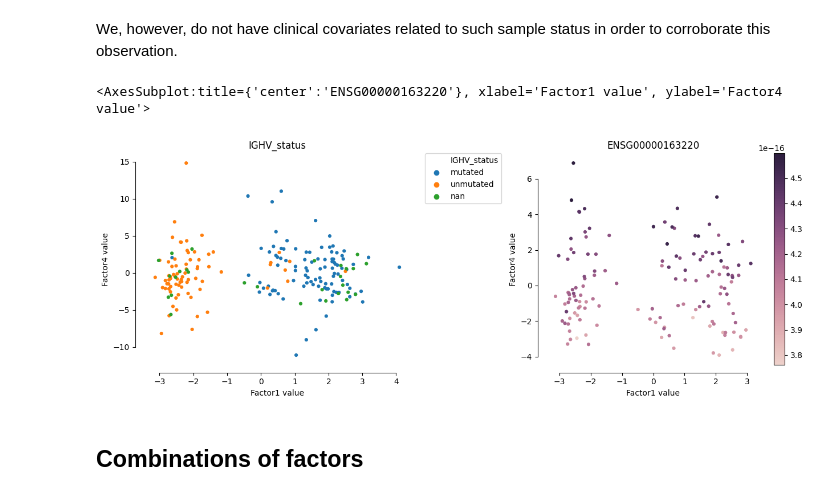
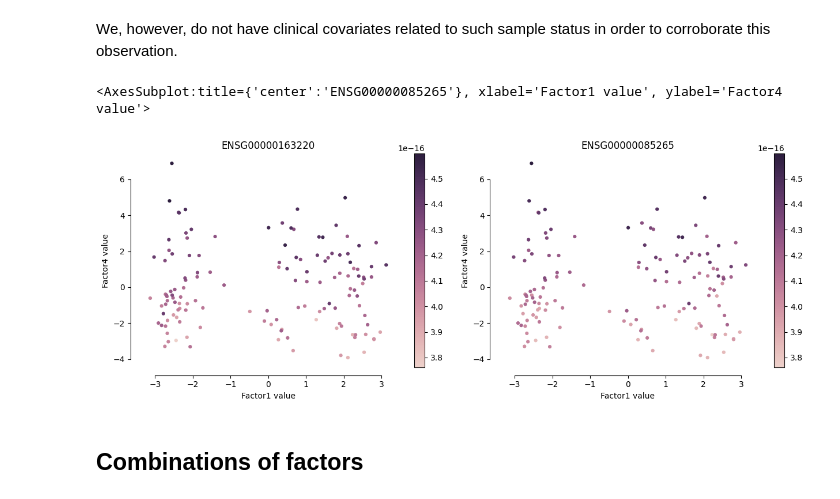
Before and after one commit to scverse/muon-tutorials, a Jupyter notebook: CLL.ipynb, the cells around one changed output. Drawn from its saved outputs; the diff is of its cells as text; code cells hidden in the pictures.

Commit message:
Update CLL notebook
Add one more plot for gene expression

```diff
--- a/CLL.ipynb
+++ b/CLL.ipynb
@@ -185,10 +185,10 @@ We can see that top weights from the RNA modality might be related to myeloid le
 # %% [markdown]
 We, however, do not have clinical covariates related to such sample status in order to corroborate this observation.
 # %%
-mofa.plot_factors(model, y="Factor4", color=["IGHV_status", "ENSG00000163220"], size=20)
+mofa.plot_factors(model, y="Factor4", color=["ENSG00000163220", "ENSG00000085265"], size=20)
 # %% [output]
-<AxesSubplot:title={'center':'ENSG00000163220'}, xlabel='Factor1 value', ylabel='Factor4 value'>
+<AxesSubplot:title={'center':'ENSG00000085265'}, xlabel='Factor1 value', ylabel='Factor4 value'>
-[figure, old version]
+[figure, new version]
 # %% [markdown]
 ## Combinations of factors
 # %% [markdown]
```
